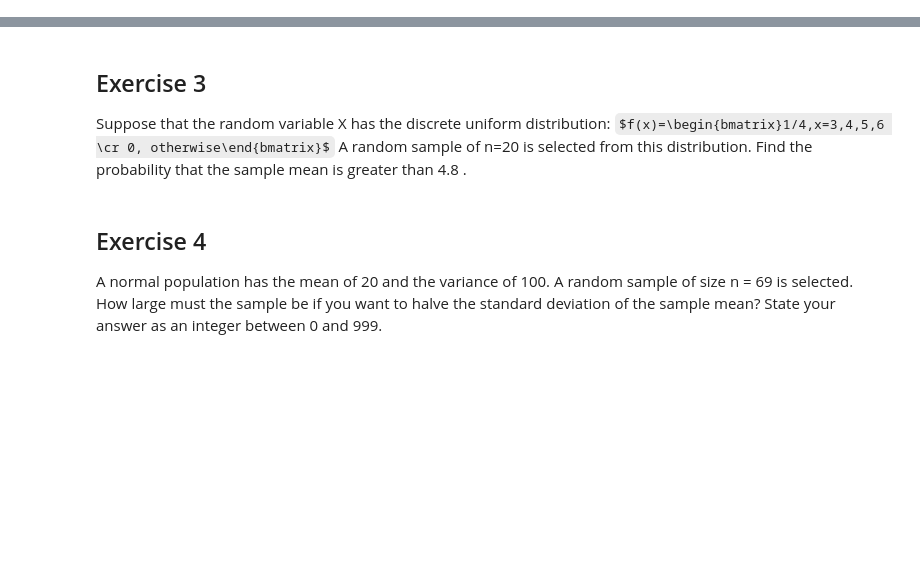
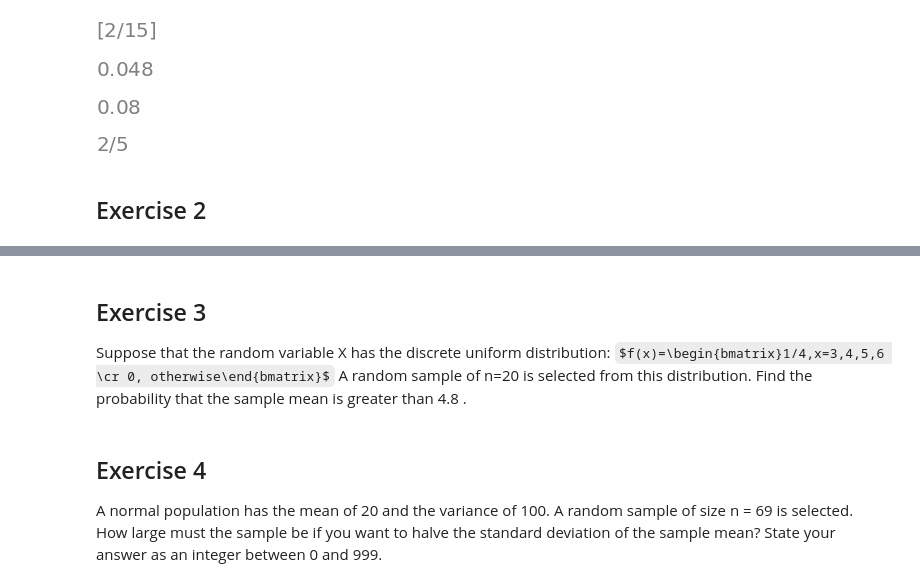
Before and after one commit to nickcernean/SMP_Exercises, a Jupyter notebook: Exam_Sessions/WiseflowExam4_10.ipynb, the cells around one changed output, grey strips where cells are left out. Saved outputs shown, nothing was run; the diff lists cells and outputs as text; code cells hidden in the pictures; some formulas as TeX source; blank space fills up the shorter version.

```diff
--- a/Exam_Sessions/WiseflowExam4_10.ipynb
+++ b/Exam_Sessions/WiseflowExam4_10.ipynb
@@ -55,0 +63,41 @@ def draw_t_score(x, df, cond, mu, sigma, title):
+# %%
+## a
+x,y,c = sp.symbols('x,y,c')
+
+f_x_y = c
+
+s_1 = sp.integrate( sp.integrate(f_x_y, (y,x-1,x+1)), (x,1,4))
+s_2 = sp.integrate( sp.integrate(f_x_y, (y,0,x+1)), (x,0,1))
+
+## sum all the surfaces and solve the ecuation
+
+display(sp.solve(s_1 + s_2 - 1,c))
+
+## not sure about these though
+## b
+## it is joing prob so do the 2 integral
+f_x_y = R(2,15)
+result = sp.integrate(f_x_y, (x,0,0.6),(y,0,0.6))
+
+display(result)
+
+## not sure about these though
+## c
+f_x_y = R(2,15)
+result = sp.integrate(f_x_y, (x,0,0.6))
+
+display(round(result,4))
+
+## not sure about these though
+## e
+f_x_y = R(2,15)
+result = sp.integrate(f_x_y, (x,1,4))
+
+display(result)
+# %% [output]
+[figure, added]
+[figure, added]
+[figure, added]
+[figure, added]
+# %% [markdown]
+## Exercise 2
```
Also changed, not shown: parts of 16 cells of this notebook, 5 other files.
